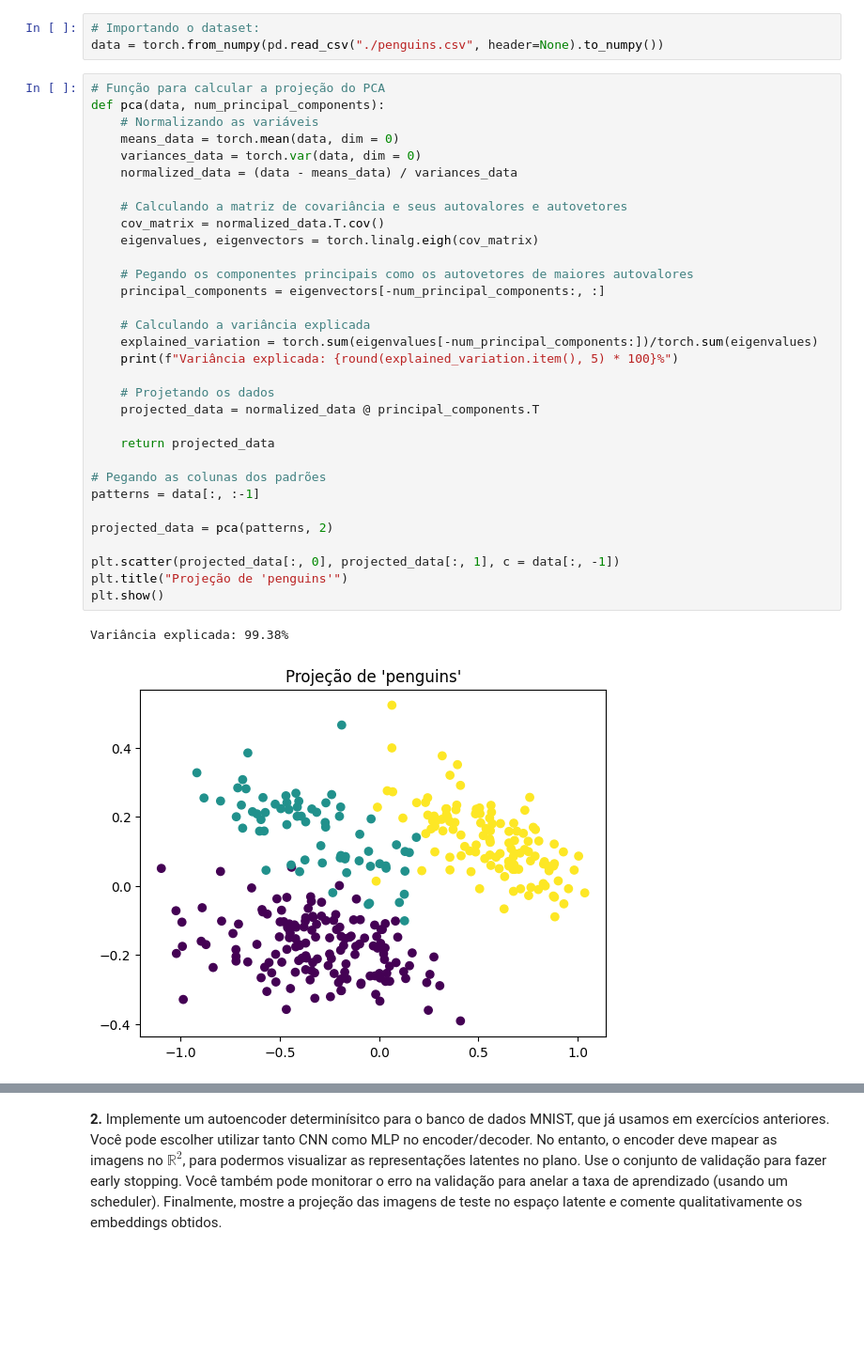
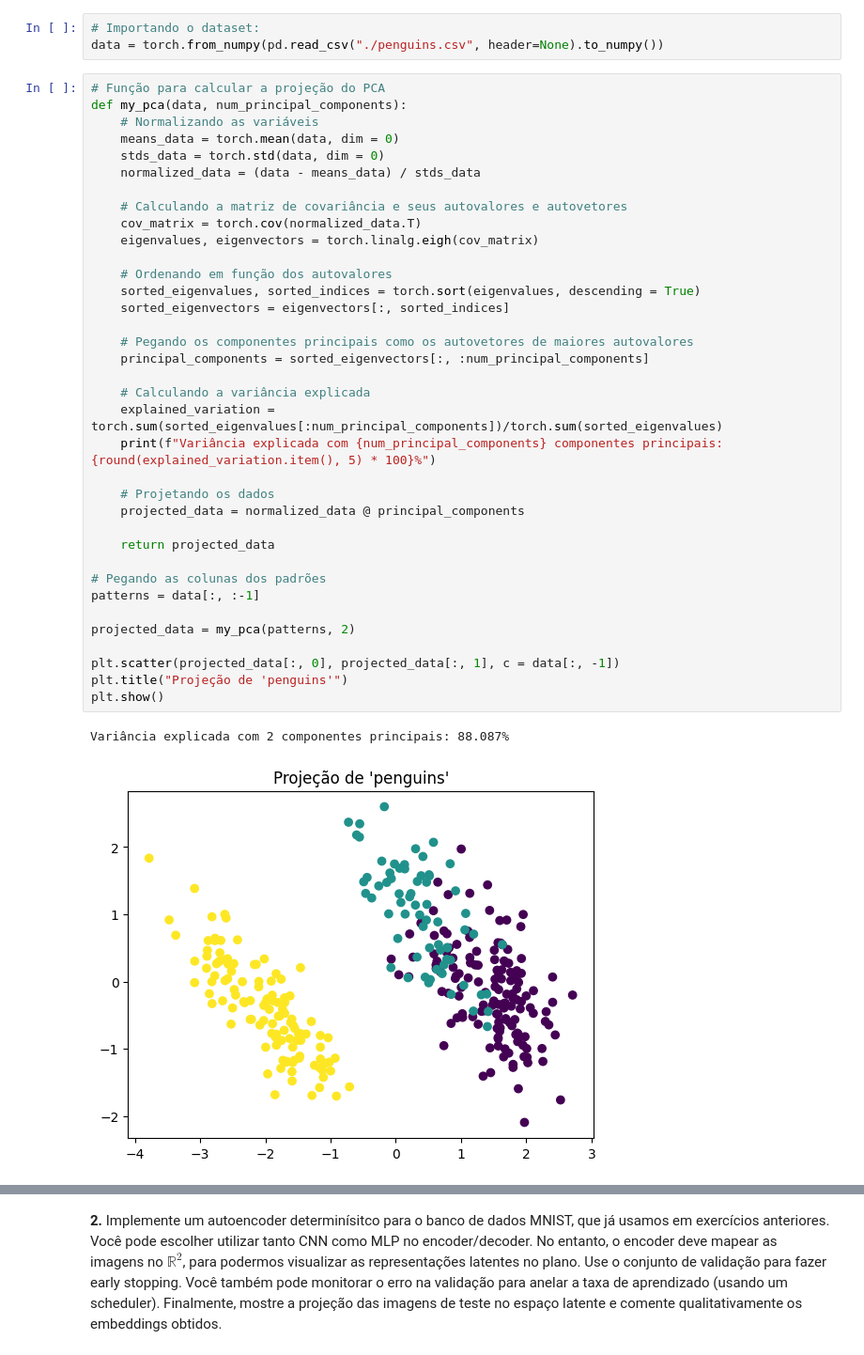
Before and after one commit to PedroPHC25/Machine-Learning, a Jupyter notebook: Ex03.ipynb, the cells around one changed output, grey strips where cells are left out. Shown at 94% size. Saved outputs shown, nothing was run; the diff lists cells and outputs as text; blank space fills up the shorter version.

```diff
--- a/Ex03.ipynb
+++ b/Ex03.ipynb
@@ -44,36 +44,40 @@ Normalize os dados antes de executar PCA. Implemente sua própria versão de PCA
 data = torch.from_numpy(pd.read_csv("./penguins.csv", header=None).to_numpy())
 # %%
 # Função para calcular a projeção do PCA
-def pca(data, num_principal_components):
+def my_pca(data, num_principal_components):
     # Normalizando as variáveis
     means_data = torch.mean(data, dim = 0)
-    variances_data = torch.var(data, dim = 0)
-    normalized_data = (data - means_data) / variances_data
+    stds_data = torch.std(data, dim = 0)
+    normalized_data = (data - means_data) / stds_data
 
     # Calculando a matriz de covariância e seus autovalores e autovetores
-    cov_matrix = normalized_data.T.cov()
+    cov_matrix = torch.cov(normalized_data.T)
     eigenvalues, eigenvectors = torch.linalg.eigh(cov_matrix)
 
+    # Ordenando em função dos autovalores
+    sorted_eigenvalues, sorted_indices = torch.sort(eigenvalues, descending = True)
+    sorted_eigenvectors = eigenvectors[:, sorted_indices]
+
     # Pegando os componentes principais como os autovetores de maiores autovalores
-    principal_components = eigenvectors[-num_principal_components:, :]
+    principal_components = sorted_eigenvectors[:, :num_principal_components]
 
     # Calculando a variância explicada
-    explained_variation = torch.sum(eigenvalues[-num_principal_components:])/torch.sum(eigenvalues)
-    print(f"Variância explicada: {round(explained_variation.item(), 5) * 100}%")
+    explained_variation = torch.sum(sorted_eigenvalues[:num_principal_components])/torch.sum(sorted_eigenvalues)
+    print(f"Variância explicada com {num_principal_components} componentes principais: {round(explained_variation.item(), 5) * 100}%")
 
     # Projetando os dados
-    projected_data = normalized_data @ principal_components.T
+    projected_data = normalized_data @ principal_components
 
     return projected_data
 
 # Pegando as colunas dos padrões
 patterns = data[:, :-1]
 
-projected_data = pca(patterns, 2)
+projected_data = my_pca(patterns, 2)
 
 plt.scatter(projected_data[:, 0], projected_data[:, 1], c = data[:, -1])
 plt.title("Projeção de 'penguins'")
 plt.show()
 # %% [output]
-Variância explicada: 99.38%
+Variância explicada com 2 componentes principais: 88.087%
-[figure, old version]
+[figure, new version]
```
Also changed, not shown: parts of 9 cells of this notebook, 1 other file.
